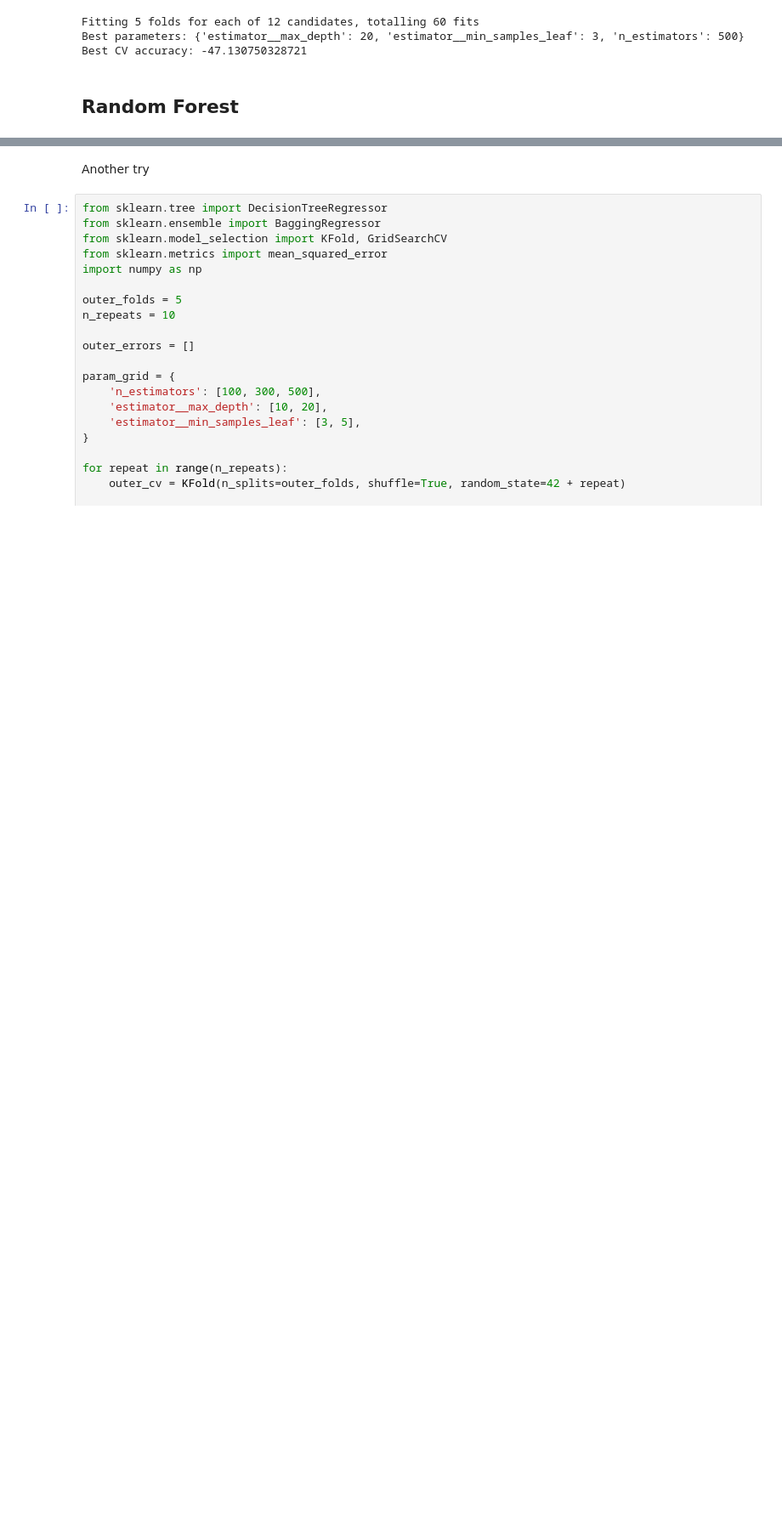
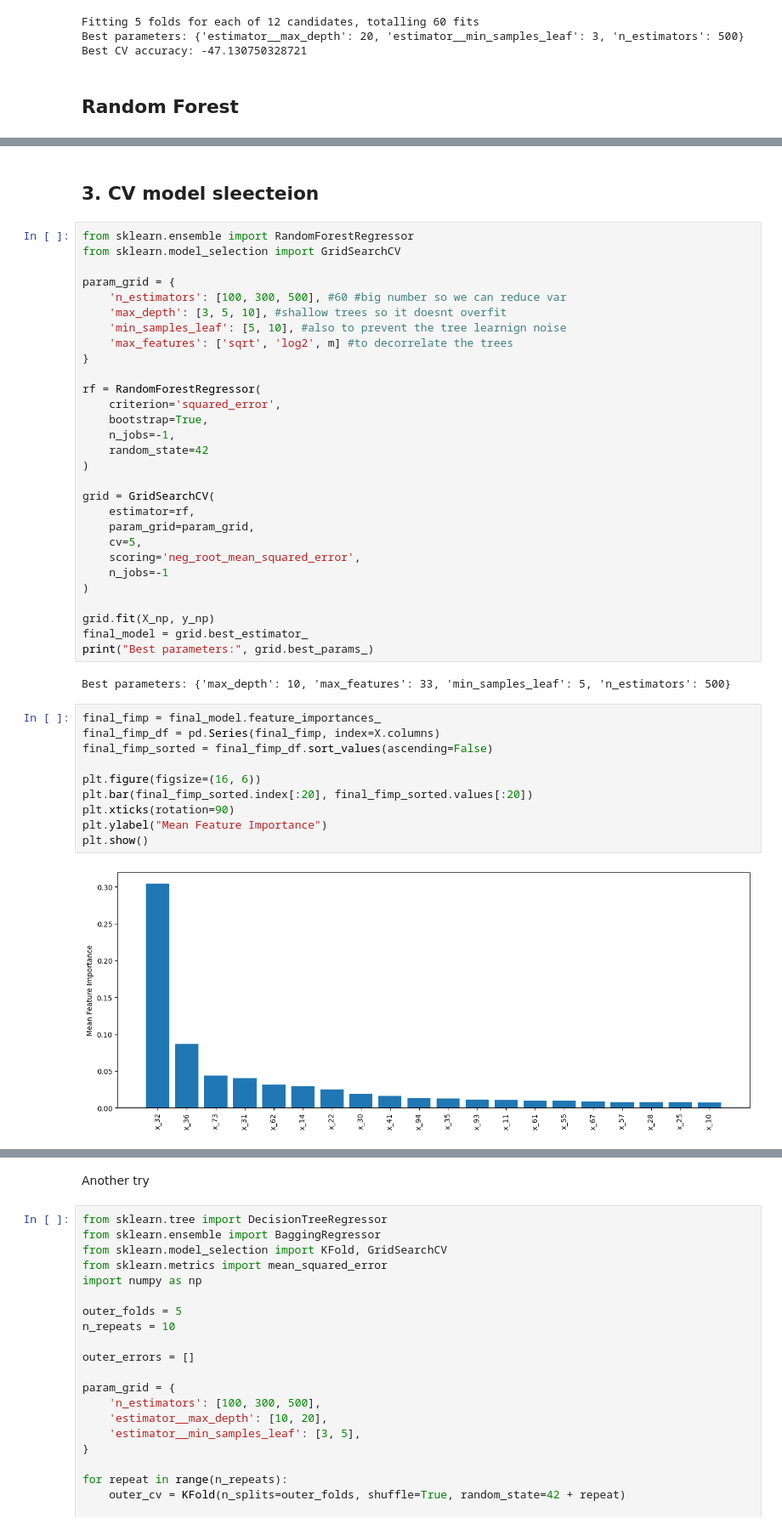
Before and after one commit to mariatmvendas/Case1_CompData, a Jupyter notebook: bag_trees.ipynb, the cells around one changed output, grey strips where cells are left out. Shown at 85% size. Saved outputs shown, nothing was run; the diff lists cells and outputs as text; blank space fills up the shorter version.

```diff
--- a/bag_trees.ipynb
+++ b/bag_trees.ipynb
@@ -307,0 +408,45 @@ Repeated Nested CV estimated RMSE: 53.6886 ± 1.3545
+# %% [markdown]
+## 3. CV model sleecteion
+# %%
+from sklearn.ensemble import RandomForestRegressor
+from sklearn.model_selection import GridSearchCV
+
+param_grid = {
+    'n_estimators': [100, 300, 500], #60 #big number so we can reduce var
+    'max_depth': [3, 5, 10], #shallow trees so it doesnt overfit
+    'min_samples_leaf': [5, 10], #also to prevent the tree learnign noise
+    'max_features': ['sqrt', 'log2', m] #to decorrelate the trees
+}
+
+rf = RandomForestRegressor(
+    criterion='squared_error',
+    bootstrap=True,
+    n_jobs=-1,
+    random_state=42
+)
+
+grid = GridSearchCV(
+    estimator=rf,
+    param_grid=param_grid,
+    cv=5,
+    scoring='neg_root_mean_squared_error',
+    n_jobs=-1
+)
+
+grid.fit(X_np, y_np)
+final_model = grid.best_estimator_
+print("Best parameters:", grid.best_params_)
+# %% [output]
+Best parameters: {'max_depth': 10, 'max_features': 33, 'min_samples_leaf': 5, 'n_estimators': 500}
+# %%
+final_fimp = final_model.feature_importances_
+final_fimp_df = pd.Series(final_fimp, index=X.columns)
+final_fimp_sorted = final_fimp_df.sort_values(ascending=False)
+
+plt.figure(figsize=(16, 6))
+plt.bar(final_fimp_sorted.index[:20], final_fimp_sorted.values[:20])
+plt.xticks(rotation=90)
+plt.ylabel("Mean Feature Importance")
+plt.show()
+# %% [output]
+[figure, added]
```
Also changed, not shown: parts of 10 cells of this notebook, 3 other files.
